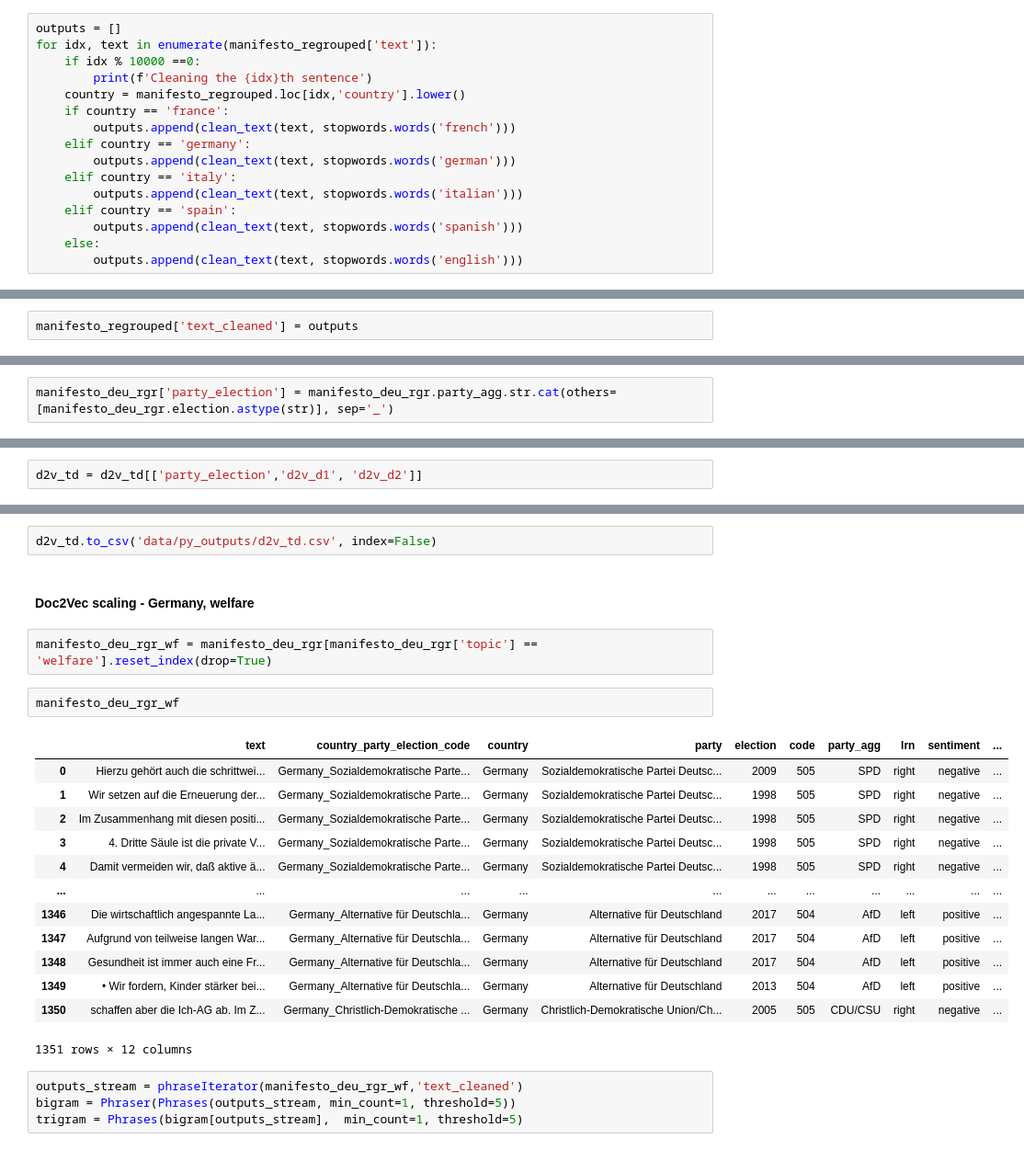
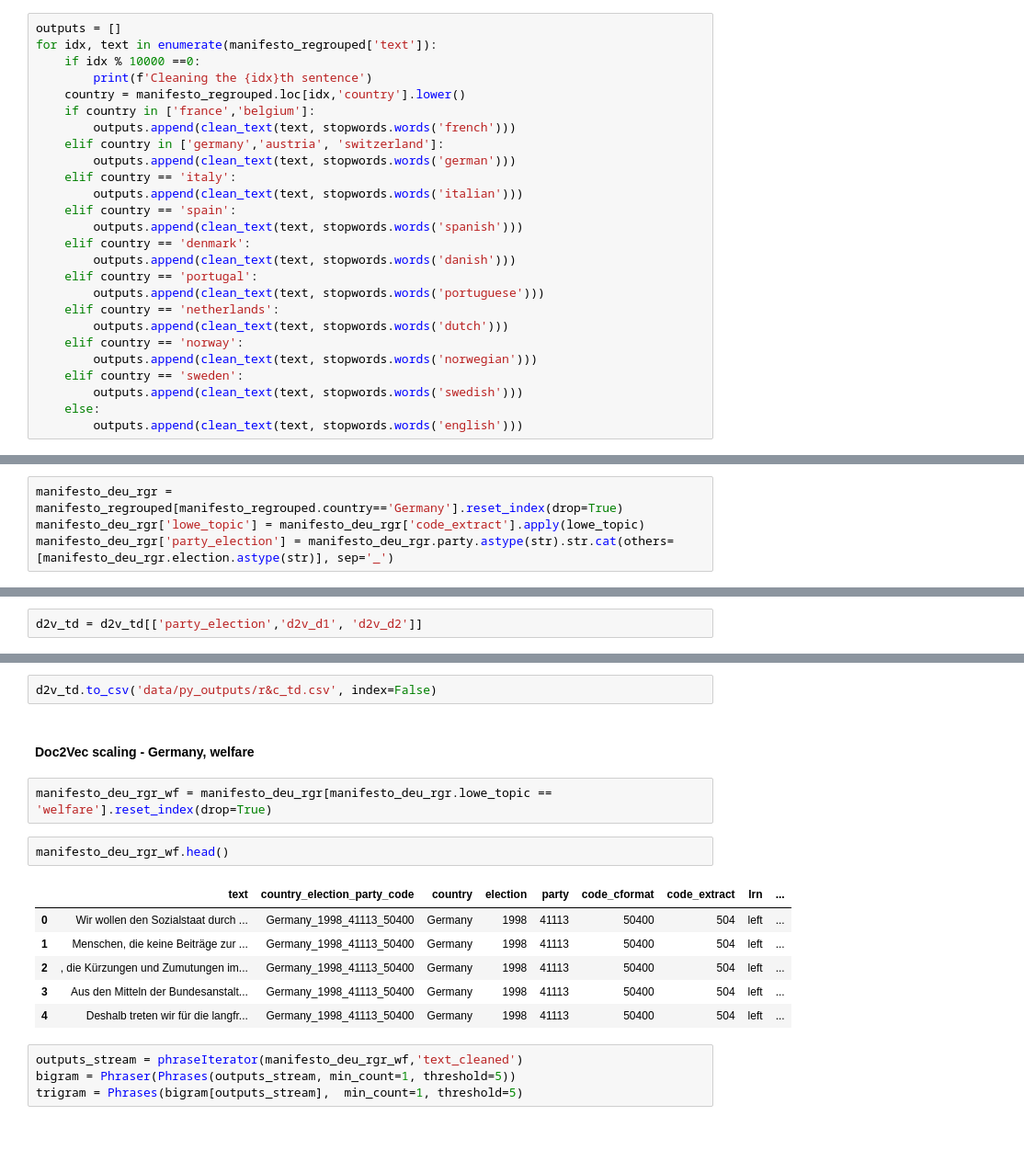
Before and after one commit to hungnguyen167/ContextScale, a Jupyter notebook: 04_tfscale.ipynb, the cells around one changed output, grey strips where cells are left out. Shown at 92% size. Saved outputs shown, nothing was run; the diff lists cells and outputs as text.

```diff
--- a/04_tfscale.ipynb
+++ b/04_tfscale.ipynb
@@ -1542,13 +1300,23 @@ for idx, text in enumerate(manifesto_regrouped['text']):
     if idx % 10000 ==0:
         print(f'Cleaning the {idx}th sentence')
     country = manifesto_regrouped.loc[idx,'country'].lower()
-    if country == 'france':
+    if country in ['france','belgium']:
         outputs.append(clean_text(text, stopwords.words('french')))
-    elif country == 'germany':
+    elif country in ['germany','austria', 'switzerland']:
         outputs.append(clean_text(text, stopwords.words('german')))
     elif country == 'italy':
         outputs.append(clean_text(text, stopwords.words('italian')))
     elif country == 'spain':
         outputs.append(clean_text(text, stopwords.words('spanish')))
+    elif country == 'denmark':
+        outputs.append(clean_text(text, stopwords.words('danish')))
+    elif country == 'portugal':
+        outputs.append(clean_text(text, stopwords.words('portuguese')))
+    elif country == 'netherlands':
+        outputs.append(clean_text(text, stopwords.words('dutch')))
+    elif country == 'norway':
+        outputs.append(clean_text(text, stopwords.words('norwegian')))
+    elif country == 'sweden':
+        outputs.append(clean_text(text, stopwords.words('swedish')))
     else:
         outputs.append(clean_text(text, stopwords.words('english')))
@@ -1657,2 +1417,0 @@ Cleaning the 90001th sentence
-# %%
-manifesto_regrouped['text_cleaned'] = outputs
@@ -1807,2 +1536,4 @@ manifesto_deu_rgr['text_cleaned'] = outputs
 # %%
-manifesto_deu_rgr['party_election'] = manifesto_deu_rgr.party_agg.str.cat(others=[manifesto_deu_rgr.election.astype(str)], sep='_')
+manifesto_deu_rgr = manifesto_regrouped[manifesto_regrouped.country=='Germany'].reset_index(drop=True)
+manifesto_deu_rgr['lowe_topic'] = manifesto_deu_rgr['code_extract'].apply(lowe_topic)
+manifesto_deu_rgr['party_election'] = manifesto_deu_rgr.party.astype(str).str.cat(others=[manifesto_deu_rgr.election.astype(str)], sep='_')
@@ -1957,25 +1896,18 @@ d2v_td
 # %%
-d2v_td.to_csv('data/py_outputs/d2v_td.csv', index=False)
+d2v_td.to_csv('data/py_outputs/r&c_td.csv', index=False)
 # %% [markdown]
 #### Doc2Vec scaling - Germany, welfare
 # %%
-manifesto_deu_rgr_wf = manifesto_deu_rgr[manifesto_deu_rgr['topic'] == 'welfare'].reset_index(drop=True)
+manifesto_deu_rgr_wf = manifesto_deu_rgr[manifesto_deu_rgr.lowe_topic == 'welfare'].reset_index(drop=True)
 # %%
-manifesto_deu_rgr_wf
+manifesto_deu_rgr_wf.head()
 # %% [output]
-|  | text | country_party_election_code | country | party | election | code | party_agg | lrn | sentiment | ... |
-| 0 | Hierzu gehört auch die schrittwei... | Germany_Sozialdemokratische Parte... | Germany | Sozialdemokratische Partei Deutsc... | 2009 | 505 | SPD | right | negative | ... |
-| 1 | Wir setzen auf die Erneuerung der... | Germany_Sozialdemokratische Parte... | Germany | Sozialdemokratische Partei Deutsc... | 1998 | 505 | SPD | right | negative | ... |
-| 2 | Im Zusammenhang mit diesen positi... | Germany_Sozialdemokratische Parte... | Germany | Sozialdemokratische Partei Deutsc... | 1998 | 505 | SPD | right | negative | ... |
-| 3 | 4. Dritte Säule ist die private V... | Germany_Sozialdemokratische Parte... | Germany | Sozialdemokratische Partei Deutsc... | 1998 | 505 | SPD | right | negative | ... |
-| 4 | Damit vermeiden wir, daß aktive ä... | Germany_Sozialdemokratische Parte... | Germany | Sozialdemokratische Partei Deutsc... | 1998 | 505 | SPD | right | negative | ... |
-| ... | ... | ... | ... | ... | ... | ... | ... | ... | ... | ... |
-| 1346 | Die wirtschaftlich angespannte La... | Germany_Alternative für Deutschla... | Germany | Alternative für Deutschland | 2017 | 504 | AfD | left | positive | ... |
-| 1347 | Aufgrund von teilweise langen War... | Germany_Alternative für Deutschla... | Germany | Alternative für Deutschland | 2017 | 504 | AfD | left | positive | ... |
-| 1348 | Gesundheit ist immer auch eine Fr... | Germany_Alternative für Deutschla... | Germany | Alternative für Deutschland | 2017 | 504 | AfD | left | positive | ... |
-| 1349 | • Wir fordern, Kinder stärker bei... | Germany_Alternative für Deutschla... | Germany | Alternative für Deutschland | 2013 | 504 | AfD | left | positive | ... |
-| 1350 | schaffen aber die Ich-AG ab. Im Z... | Germany_Christlich-Demokratische ... | Germany | Christlich-Demokratische Union/Ch... | 2005 | 505 | CDU/CSU | right | negative | ... |
+|  | text | country_election_party_code | country | election | party | code_cformat | code_extract | lrn | ... |
+| 0 | Wir wollen den Sozialstaat durch ... | Germany_1998_41113_50400 | Germany | 1998 | 41113 | 50400 | 504 | left | ... |
+| 1 | Menschen, die keine Beiträge zur ... | Germany_1998_41113_50400 | Germany | 1998 | 41113 | 50400 | 504 | left | ... |
+| 2 | , die Kürzungen und Zumutungen im... | Germany_1998_41113_50400 | Germany | 1998 | 41113 | 50400 | 504 | left | ... |
+| 3 | Aus den Mitteln der Bundesanstalt... | Germany_1998_41113_50400 | Germany | 1998 | 41113 | 50400 | 504 | left | ... |
+| 4 | Deshalb treten wir für die langfr... | Germany_1998_41113_50400 | Germany | 1998 | 41113 | 50400 | 504 | left | ... |
-1351 rows × 12 columns
 # %%
 outputs_stream = phraseIterator(manifesto_deu_rgr_wf,'text_cleaned')
 bigram = Phraser(Phrases(outputs_stream, min_count=1, threshold=5))
```
Also changed, not shown: parts of 571 cells of this notebook, 43 other files.
